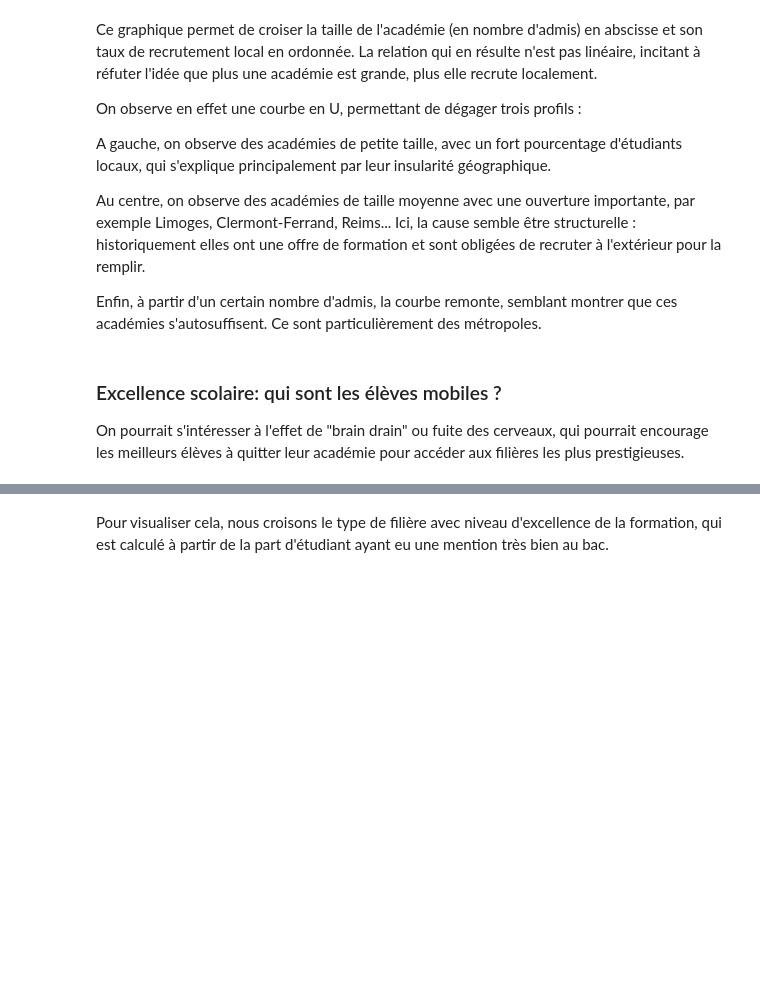
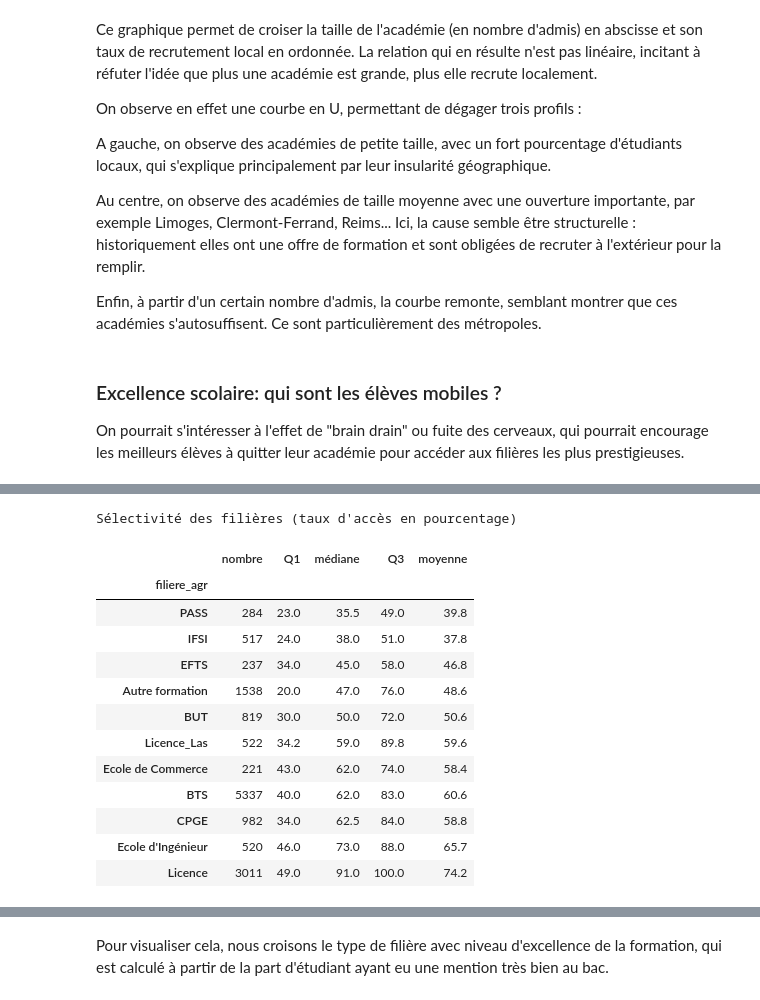
Before and after one commit to elise-m1/Projet-python-data-science, a Jupyter notebook: main.ipynb, the cells around one changed output, grey strips where cells are left out. Saved outputs shown, nothing was run; the diff lists cells and outputs as text; code cells hidden in the pictures; blank space fills up the shorter version.

```diff
--- a/main.ipynb
+++ b/main.ipynb
@@ -225,0 +295,21 @@ Commençons par quelques statistiques descriptives concernant les filières et l
+# %%
+print("Sélectivité des filières (taux d'accès en pourcentage)")
+
+stats_selectivite = decrire_donnees(df, "filiere_agr", "taux_acces_clean")
+
+display(stats_selectivite)
+# %% [output]
+Sélectivité des filières (taux d'accès en pourcentage)
+|  | nombre | Q1 | médiane | Q3 | moyenne |
+| filiere_agr |  |  |  |  |  |
+| PASS | 284 | 23.0 | 35.5 | 49.0 | 39.8 |
+| IFSI | 517 | 24.0 | 38.0 | 51.0 | 37.8 |
+| EFTS | 237 | 34.0 | 45.0 | 58.0 | 46.8 |
+| Autre formation | 1538 | 20.0 | 47.0 | 76.0 | 48.6 |
+| BUT | 819 | 30.0 | 50.0 | 72.0 | 50.6 |
+| Licence_Las | 522 | 34.2 | 59.0 | 89.8 | 59.6 |
+| Ecole de Commerce | 221 | 43.0 | 62.0 | 74.0 | 58.4 |
+| BTS | 5337 | 40.0 | 62.0 | 83.0 | 60.6 |
+| CPGE | 982 | 34.0 | 62.5 | 84.0 | 58.8 |
+| Ecole d'Ingénieur | 520 | 46.0 | 73.0 | 88.0 | 65.7 |
+| Licence | 3011 | 49.0 | 91.0 | 100.0 | 74.2 |
```
Also changed, not shown: parts of 10 cells of this notebook.
